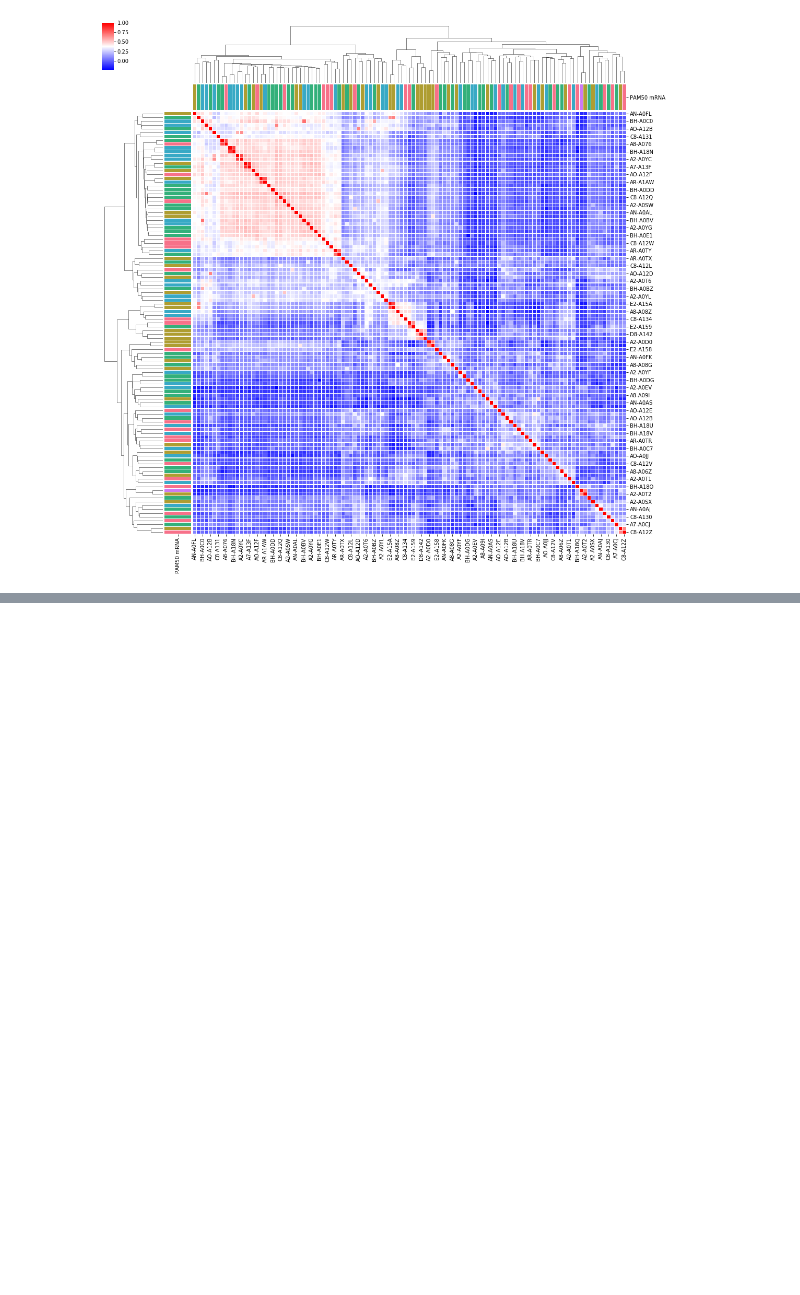
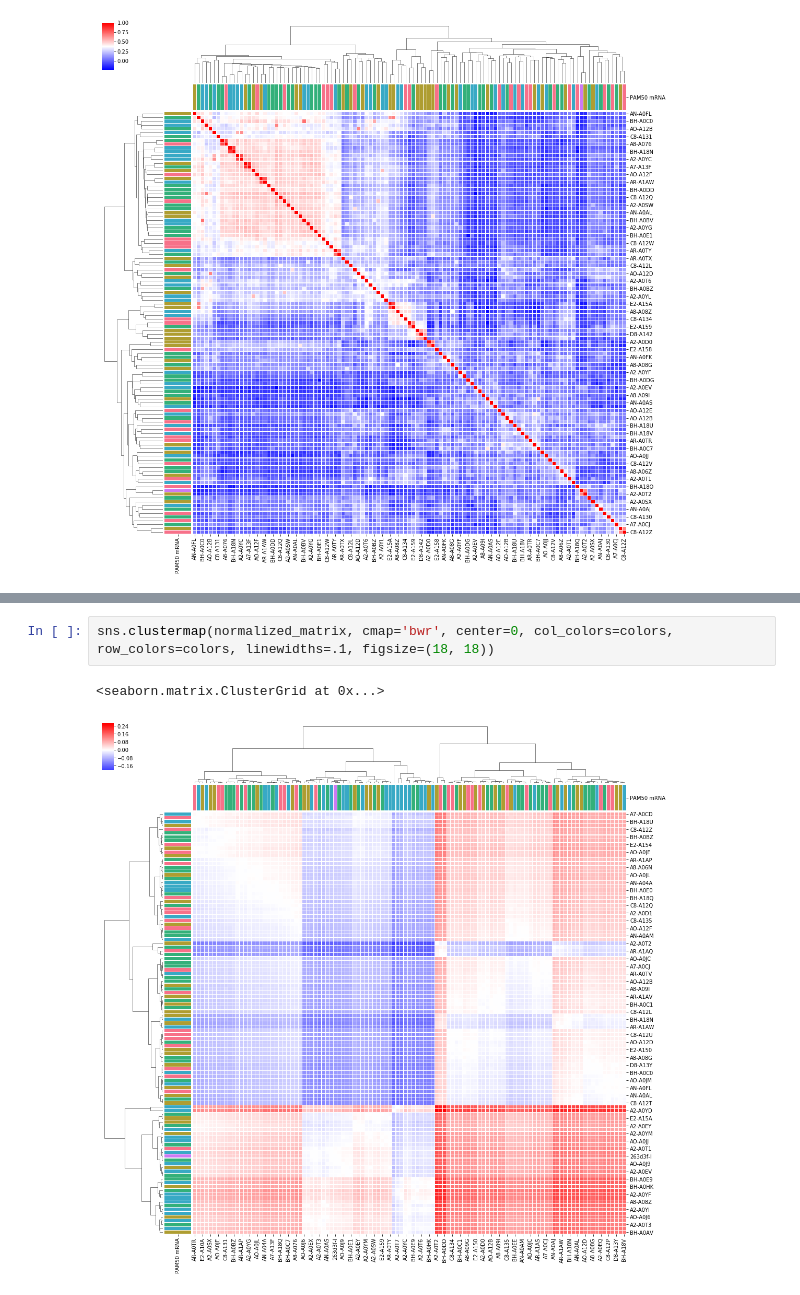
Before and after one commit to fraenkel-lab/OmicsIntegrator2, a Jupyter notebook: example/Murat's multi-PCSF.ipynb, the cells around one changed output, grey strips where cells are left out. Drawn from its saved outputs; the diff is of its cells as text; blank space fills up the shorter version.

```diff
--- a/example/Murat's multi-PCSF.ipynb
+++ b/example/Murat's multi-PCSF.ipynb
@@ -138,0 +150,5 @@ sns.clustermap(brca.transpose().corr(), cmap='bwr', col_colors=colors, row_color
+# %%
+sns.clustermap(normalized_matrix, cmap='bwr', center=0, col_colors=colors, row_colors=colors, linewidths=.1, figsize=(18, 18))
+# %% [output]
+<seaborn.matrix.ClusterGrid at 0x...>
+[figure, added]
```
Also changed, not shown: parts of 5 cells of this notebook.
